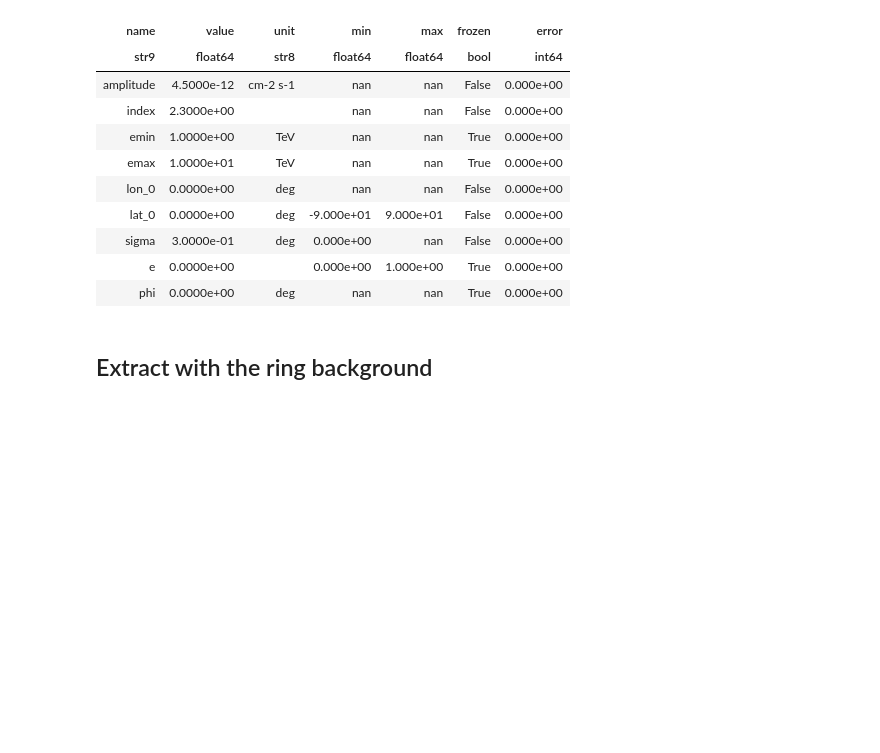
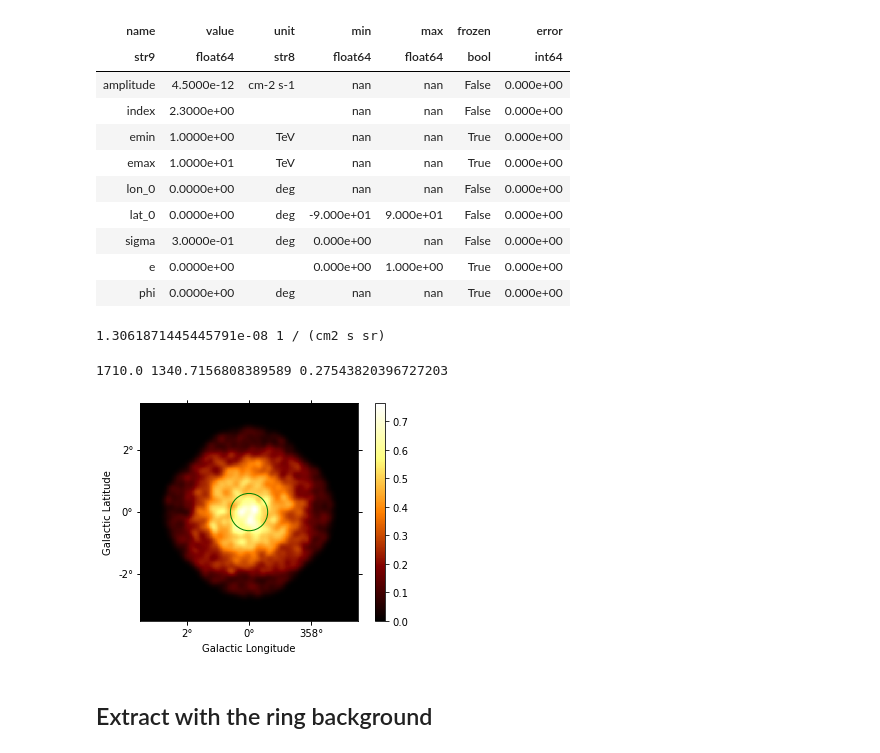
Before and after one commit to AtreyeeS/PWN-simulations, a Jupyter notebook: compute_one_sigma.ipynb, the cells around one changed output. Saved outputs shown, nothing was run; the diff lists cells and outputs as text; code cells hidden in the pictures; blank space fills up the shorter version.

```diff
--- a/compute_one_sigma.ipynb
+++ b/compute_one_sigma.ipynb
@@ -92,6 +83,27 @@ Table length=9
 | sigma | 3.0000e-01 | deg | 0.000e+00 | nan | False | 0.000e+00 |
 | e | 0.0000e+00 |  | 0.000e+00 | 1.000e+00 | True | 0.000e+00 |
 | phi | 0.0000e+00 | deg | nan | nan | True | 0.000e+00 |
+# %%
+minor_axis = model.spatial_model.sigma.quantity * np.sqrt(1 - model.spatial_model.e.value ** 2)
+
+surface_brightness = model.spectral_model.amplitude.quantity/(4*np.pi*minor_axis*model.spatial_model.sigma.quantity)
+print(surface_brightness.to(1/(u.cm**2 * u.s * u.sr)))
+# %% [output]
+1.3061871445445791e-08 1 / (cm2 s sr)
+# %%
+#Source strength as a fraction of background
+region = CircleSkyRegion(center=simulator.skydir,
+                        radius=2.0*sigma)
+bkg_strength = stacked.background.get_spectrum(region).data.sum()
+src_strength = stacked.counts.get_spectrum(region).data.sum()
+
+fig, ax, _ = stacked.counts.sum_over_axes().smooth(0.1*u.deg).plot(add_cbar=True)
+region.to_pixel(wcs=stacked._geom.wcs).plot(edgecolor='green');
+
+print(src_strength, bkg_strength, (src_strength - bkg_strength)/bkg_strength)
+# %% [output]
+1710.0 1340.7156808389589 0.27543820396727203
+[figure, added]
 # %% [markdown]
 ## Extract with the ring background
 # %%
```
Also changed, not shown: parts of 30 cells of this notebook, 1 other file.
